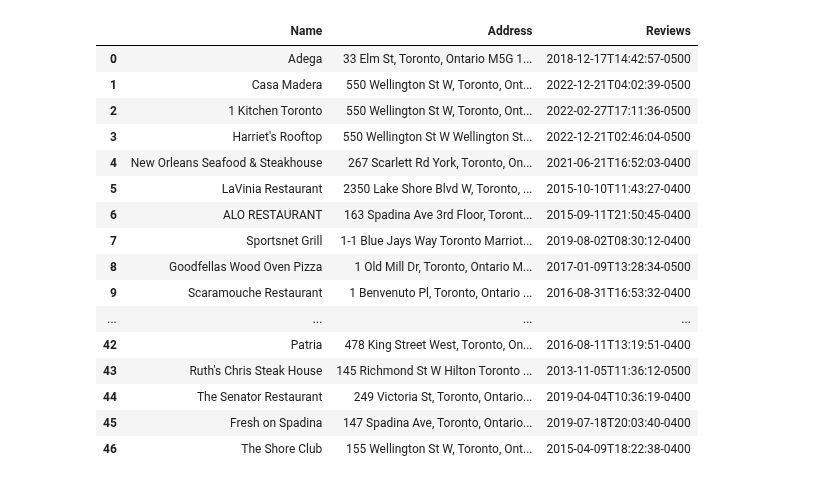
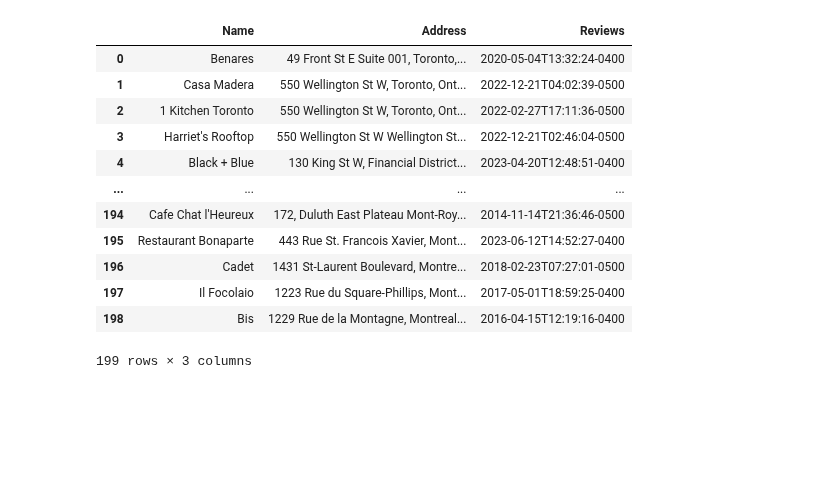
Before and after one commit to AleMori22/Project_1_repo, a Jupyter notebook: Trip_Advisor_Code.ipynb, the cells around one changed output. Saved outputs shown, nothing was run; the diff lists cells and outputs as text; code cells hidden in the pictures; blank space fills up the shorter version.

```diff
--- a/Trip_Advisor_Code.ipynb
+++ b/Trip_Advisor_Code.ipynb
@@ -11,33 +11,34 @@ from config import api_key
 
 #Trip Advisor
 
-city = "Toronto"
+city = ["Toronto","Ottawa","Montreal"]
 city_url = "https://tripadvisor16.p.rapidapi.com/api/v1/restaurant/searchLocation"
-
-city_querystring = {"query": city}
-
-headers = {
-"X-RapidAPI-Key": api_key,
-"X-RapidAPI-Host": "tripadvisor16.p.rapidapi.com"
-}
-
-response = requests.get(city_url, headers=headers, params= city_querystring)
-
-
 hey = []
 res_name = []
 res_add = []
 review_dates = []
-ah = []
-count = 0
+
+for cities in city:
+    city_querystring = {"query": cities}
+
+    headers = {
+    "X-RapidAPI-Key": api_key,
+    "X-RapidAPI-Host": "tripadvisor16.p.rapidapi.com"
+    }
+
+    response = requests.get(city_url, headers=headers, params= city_querystring)
 
 
-location_id = (response.json()["data"][0]["locationId"])
-
-loc_url = "https://tripadvisor16.p.rapidapi.com/api/v1/restaurant/searchRestaurants"
 
 
-for page_num in range(3):
+
+
+    location_id = (response.json()["data"][0]["locationId"])
+
+    loc_url = "https://tripadvisor16.p.rapidapi.com/api/v1/restaurant/searchRestaurants"
+
+
+
     loc_querystring = {"locationId":location_id,"page": page_num}
 
     resturants = requests.get(loc_url, headers=headers, params=loc_querystring)
@@ -57,47 +58,42 @@ for page_num in range(3):
         details = requests.get(det_url, headers=headers, params=dets_querystring)
 
         if 'data' in details.json():
 
             res_add.append(details.json()["data"]['location']["address"])
             res_name.append(details.json()["data"]['location']['name'])
 
             if int(details.json()["data"]['location']["num_reviews"]) > 0:
                 review_dates.append(details.json()["data"]['location']["photo"]["published_date"])
             else:
                 review_dates.append("")
 
 
 
 
 data = {
     "Name" : res_name,
     "Address" : res_add,
     "Reviews" : review_dates
 
 
 }
 
 
 df = pd.DataFrame(data)
 
 
 df
-#df.to_csv("Trip_Advisor.csv")
 # %% [output]
 |  | Name | Address | Reviews |
-| 0 | Adega | 33 Elm St, Toronto, Ontario M5G 1... | 2018-12-17T14:42:57-0500 |
+| 0 | Benares | 49 Front St E Suite 001, Toronto,... | 2020-05-04T13:32:24-0400 |
 | 1 | Casa Madera | 550 Wellington St W, Toronto, Ont... | 2022-12-21T04:02:39-0500 |
 | 2 | 1 Kitchen Toronto | 550 Wellington St W, Toronto, Ont... | 2022-02-27T17:11:36-0500 |
 | 3 | Harriet's Rooftop | 550 Wellington St W Wellington St... | 2022-12-21T02:46:04-0500 |
-| 4 | New Orleans Seafood & Steakhouse | 267 Scarlett Rd York, Toronto, On... | 2021-06-21T16:52:03-0400 |
-| 5 | LaVinia Restaurant | 2350 Lake Shore Blvd W, Toronto, ... | 2015-10-10T11:43:27-0400 |
-| 6 | ALO RESTAURANT | 163 Spadina Ave 3rd Floor, Toront... | 2015-09-11T21:50:45-0400 |
-| 7 | Sportsnet Grill | 1-1 Blue Jays Way Toronto Marriot... | 2019-08-02T08:30:12-0400 |
-| 8 | Goodfellas Wood Oven Pizza | 1 Old Mill Dr, Toronto, Ontario M... | 2017-01-09T13:28:34-0500 |
-| 9 | Scaramouche Restaurant | 1 Benvenuto Pl, Toronto, Ontario ... | 2016-08-31T16:53:32-0400 |
+| 4 | Black + Blue | 130 King St W, Financial District... | 2023-04-20T12:48:51-0400 |
 | ... | ... | ... | ... |
-| 42 | Patria | 478 King Street West, Toronto, On... | 2016-08-11T13:19:51-0400 |
-| 43 | Ruth's Chris Steak House | 145 Richmond St W Hilton Toronto ... | 2013-11-05T11:36:12-0500 |
-| 44 | The Senator Restaurant | 249 Victoria St, Toronto, Ontario... | 2019-04-04T10:36:19-0400 |
-| 45 | Fresh on Spadina | 147 Spadina Ave, Toronto, Ontario... | 2019-07-18T20:03:40-0400 |
-| 46 | The Shore Club | 155 Wellington St W, Toronto, Ont... | 2015-04-09T18:22:38-0400 |
+| 194 | Cafe Chat l'Heureux | 172, Duluth East Plateau Mont-Roy... | 2014-11-14T21:36:46-0500 |
+| 195 | Restaurant Bonaparte | 443 Rue St. Francois Xavier, Mont... | 2023-06-12T14:52:27-0400 |
+| 196 | Cadet | 1431 St-Laurent Boulevard, Montre... | 2018-02-23T07:27:01-0500 |
+| 197 | Il Focolaio | 1223 Rue du Square-Phillips, Mont... | 2017-05-01T18:59:25-0400 |
+| 198 | Bis | 1229 Rue de la Montagne, Montreal... | 2016-04-15T12:19:16-0400 |
+199 rows × 3 columns
```
Also changed, not shown: parts of 1 cell of this notebook, 13 other files.
